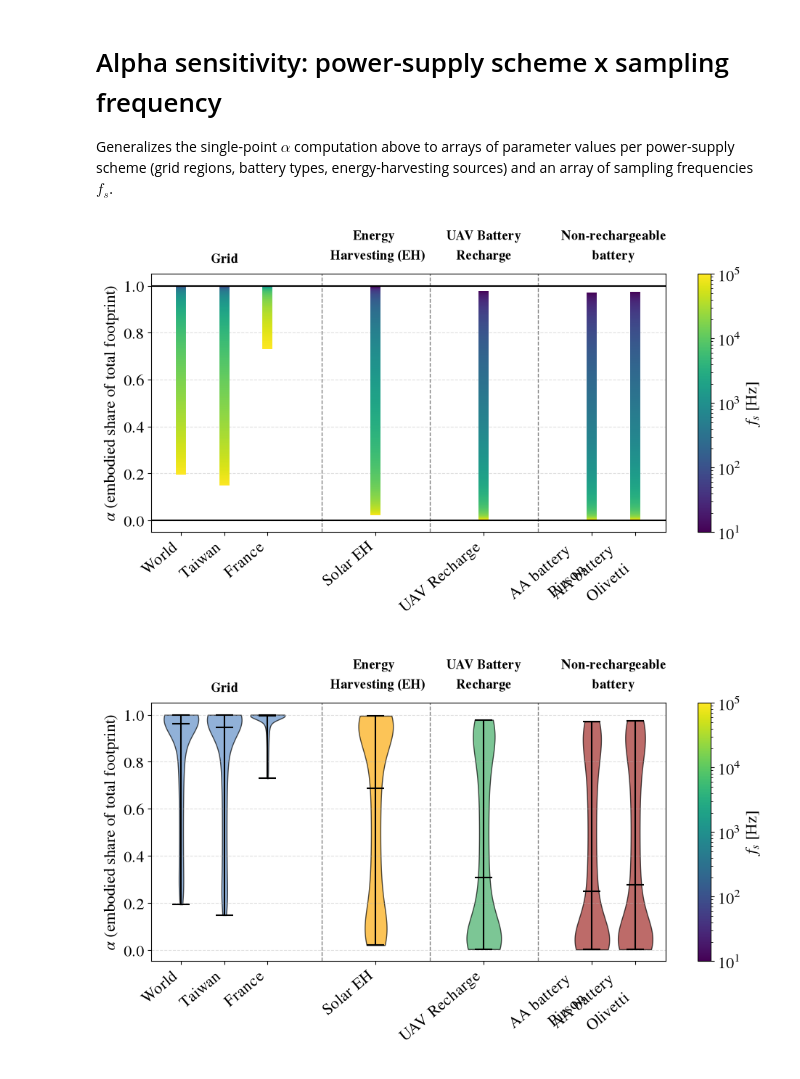
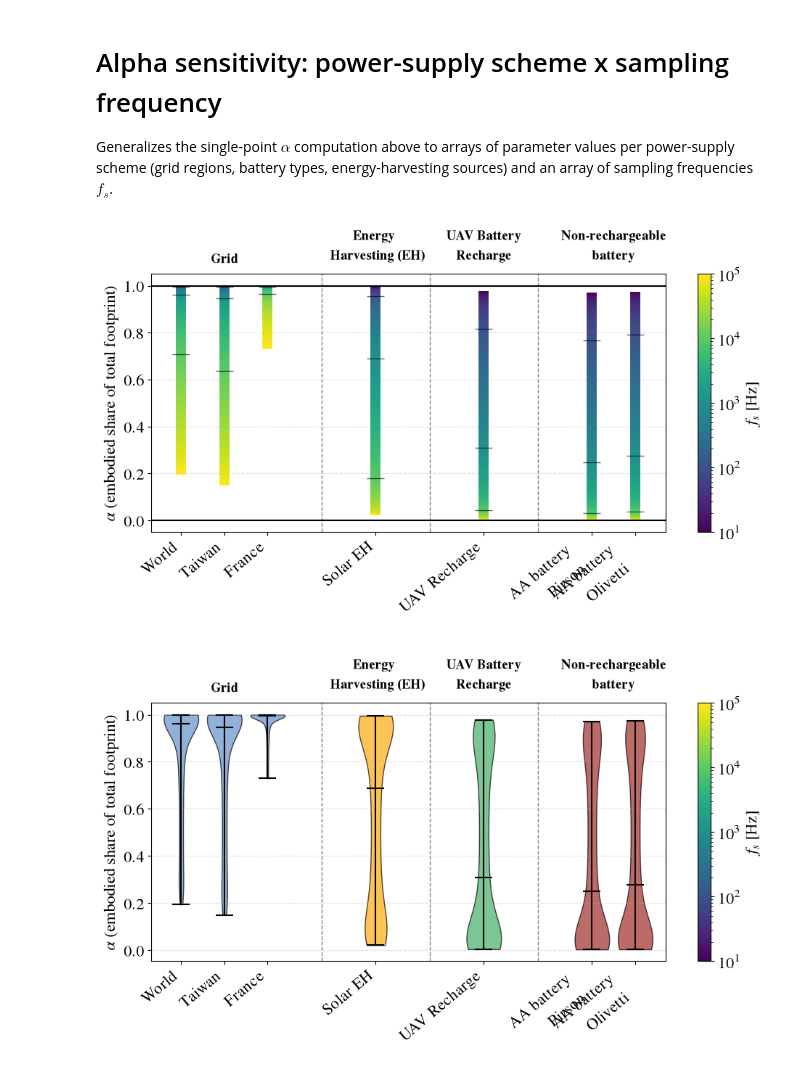
Before and after one commit to PolMaistriaux/IoT_Node_Modeling, a Jupyter notebook: Test_new_applications/Notebook_Powering scheme.ipynb, the cells around one changed output. Cells and saved outputs as stored; diff of their text form; code cells hidden in the pictures.

```diff
--- a/Test_new_applications/Notebook_Powering scheme.ipynb
+++ b/Test_new_applications/Notebook_Powering scheme.ipynb
@@ -334,7 +334,10 @@ r_batt_F_p_Wh  = np.array([
 ])
 
 # --------------
-fs_array = np.logspace(start=1,stop=5,base=10,num=1000) #np.array([1e2, 1e3, 1e4, 1e5, 1e6])
+N_fs     = 1000
+fs_log_min = 1
+fs_log_max = 5
+fs_array = np.logspace(start=fs_log_min,stop=fs_log_max,base=10,num=N_fs+1,endpoint=True) #np.array([1e2, 1e3, 1e4, 1e5, 1e6])
 
 
 # ---- Alpha for every (scheme variant, fs) pair -----------------------------
@@ -374,6 +377,7 @@ cmap = colormaps['viridis']
 norm = matplotlib.colors.LogNorm(vmin=fs_array.min(), vmax=fs_array.max())
 
 
+
 for alphas, (start, end) in zip(scheme_alphas, group_ranges):
     x_pos = np.arange(start, end + 1)
     for i, pos in enumerate(x_pos):
@@ -381,34 +385,38 @@ for alphas, (start, end) in zip(scheme_alphas, group_ranges):
 
         points = np.array([pos*np.ones((len(fs_array))),alphas[i, :]]).T.reshape(-1, 1, 2)
         segments = np.concatenate([points[:-1], points[1:]],axis=1)
         lc = LineCollection(segments)
         lc.set_array(np.log10(fs_array))
         lc.set_linewidth(10)
         ax.add_collection(lc)
+
+        for fs_log in np.arange(fs_log_min+1, fs_log_max):
+            index = (fs_log-fs_log_min)*N_fs /(fs_log_max-fs_log_min)
+            ax.hlines(alphas[i, int(index)],xmin = pos-0.2, xmax=pos+0.2, linewidth=1, color='black', alpha=0.6)
 
 
 for (_, prev_end), (next_start, _) in zip(group_ranges[:-1], group_ranges[1:]):
     ax.axvline((prev_end + next_start) / 2, color='gray', linestyle='--', linewidth=1, zorder=1)
 
 for name, (start, end) in zip(scheme_names, group_ranges):
     ax.text((start + end) / 2, 1.03, name, transform=ax.get_xaxis_transform(),
             ha='center', va='bottom', fontsize=13, fontweight='bold')
 
 ax.hlines(y=0, xmin=-2,xmax=start+end+2, color='black')
 ax.hlines(y=1, xmin=-2,xmax=start+end+2, color='black')
 
 ax.set_ylabel(r'$\alpha$ (embodied share of total footprint)')
 #ax.set_yscale('log')
 ax.grid(True, which='both', axis='y', linestyle='--', alpha=0.4)
 
 sm = matplotlib.cm.ScalarMappable(cmap=cmap, norm=norm)
 cbar = fig.colorbar(sm, ax=ax)
 cbar.set_label(r'$f_s$ [Hz]')
 
 fig.tight_layout()
 plt.show()
 # %% [output]
-[figure, old version]
+[figure, new version]
 # %%
 
 from matplotlib.path import Path
```
